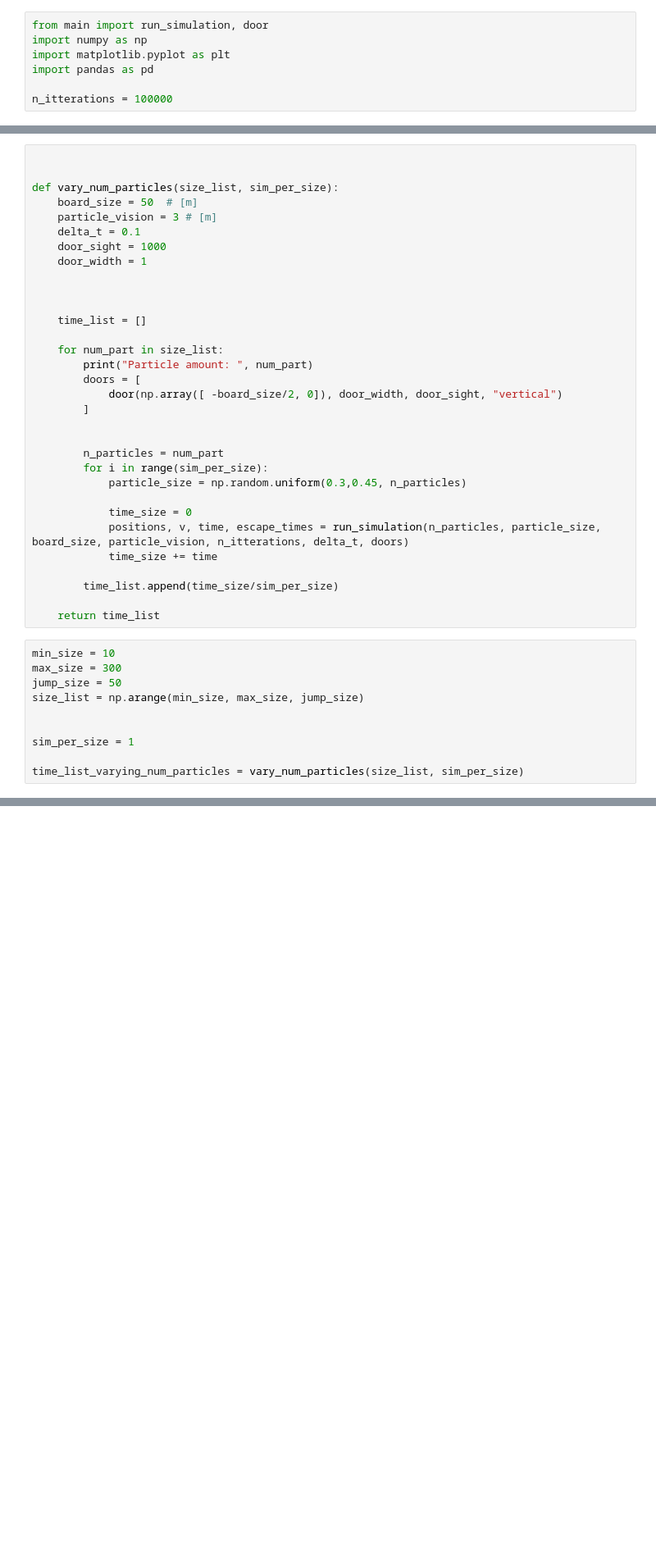
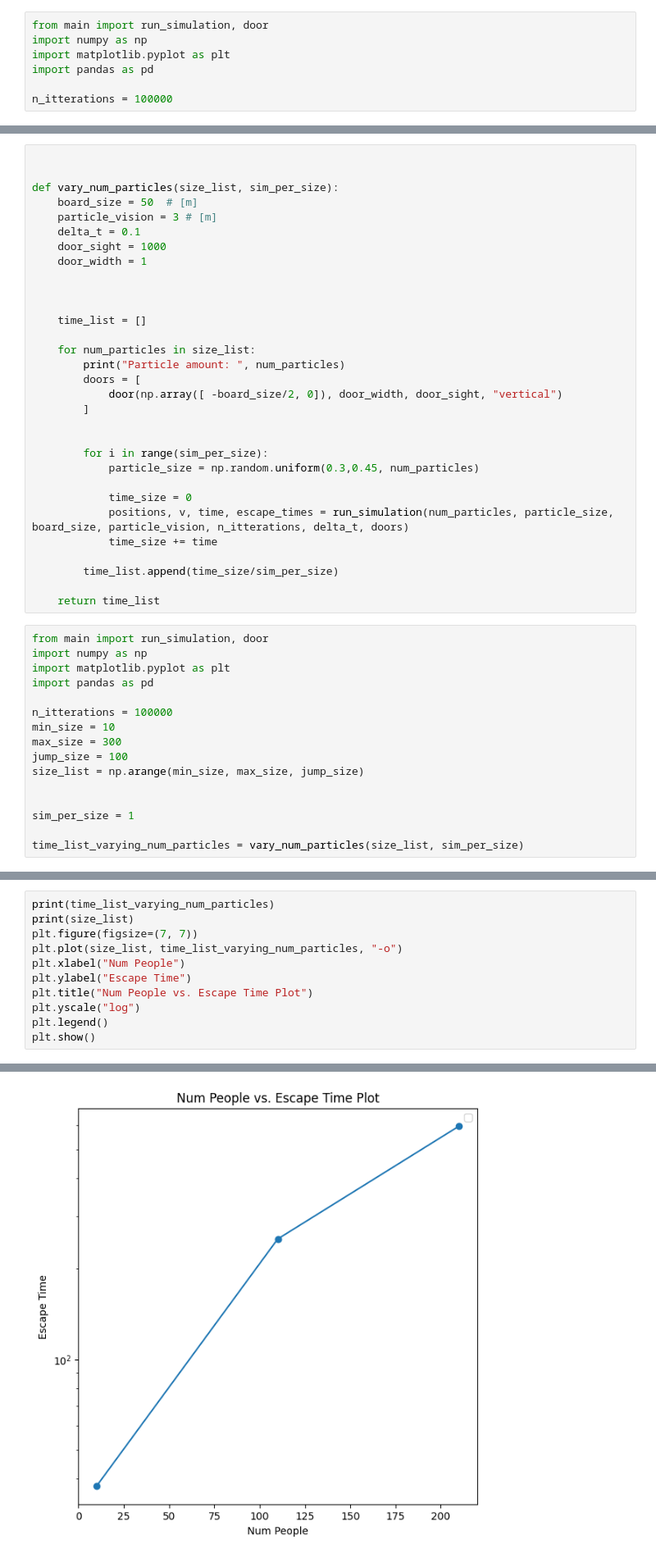
Before and after one commit to Wessias/SOCS-Project, a Jupyter notebook: long-simulations-notebook.ipynb, the cells around one changed output, grey strips where cells are left out. Shown: that part at 82% size. Drawn from its saved outputs; the diff is of its cells as text; blank space fills up the shorter version.

```diff
--- a/long-simulations-notebook.ipynb
+++ b/long-simulations-notebook.ipynb
@@ -111,28 +172,33 @@ def vary_num_particles(size_list, sim_per_size):
 
     time_list = []
 
-    for num_part in size_list:
-        print("Particle amount: ", num_part)
+    for num_particles in size_list:
+        print("Particle amount: ", num_particles)
         doors = [
             door(np.array([ -board_size/2, 0]), door_width, door_sight, "vertical")
         ]
 
 
-        n_particles = num_part
         for i in range(sim_per_size):
-            particle_size = np.random.uniform(0.3,0.45, n_particles)
+            particle_size = np.random.uniform(0.3,0.45, num_particles)
 
             time_size = 0
-            positions, v, time, escape_times = run_simulation(n_particles, particle_size, board_size, particle_vision, n_itterations, delta_t, doors)
+            positions, v, time, escape_times = run_simulation(num_particles, particle_size, board_size, particle_vision, n_itterations, delta_t, doors)
             time_size += time
 
         time_list.append(time_size/sim_per_size)
 
     return time_list
 # %%
+from main import run_simulation, door
+import numpy as np
+import matplotlib.pyplot as plt
+import pandas as pd
+
+n_itterations = 100000
 min_size = 10
 max_size = 300
-jump_size = 50
+jump_size = 100
 size_list = np.arange(min_size, max_size, jump_size)
 
 
@@ -145,0 +222,12 @@ plt.plot(size_list, time_list_varying_num_particles)
+# %%
+print(time_list_varying_num_particles)
+print(size_list)
+plt.figure(figsize=(7, 7))
+plt.plot(size_list, time_list_varying_num_particles, "-o")
+plt.xlabel("Num People")
+plt.ylabel("Escape Time")
+plt.title("Num People vs. Escape Time Plot")
+plt.yscale("log")
+plt.legend()
+plt.show()
+# %% [output]
@@ -145,0 +236 @@ plt.plot(size_list, time_list_varying_num_particles)
+[figure, added]
```
Also changed, not shown: parts of 16 cells of this notebook.
